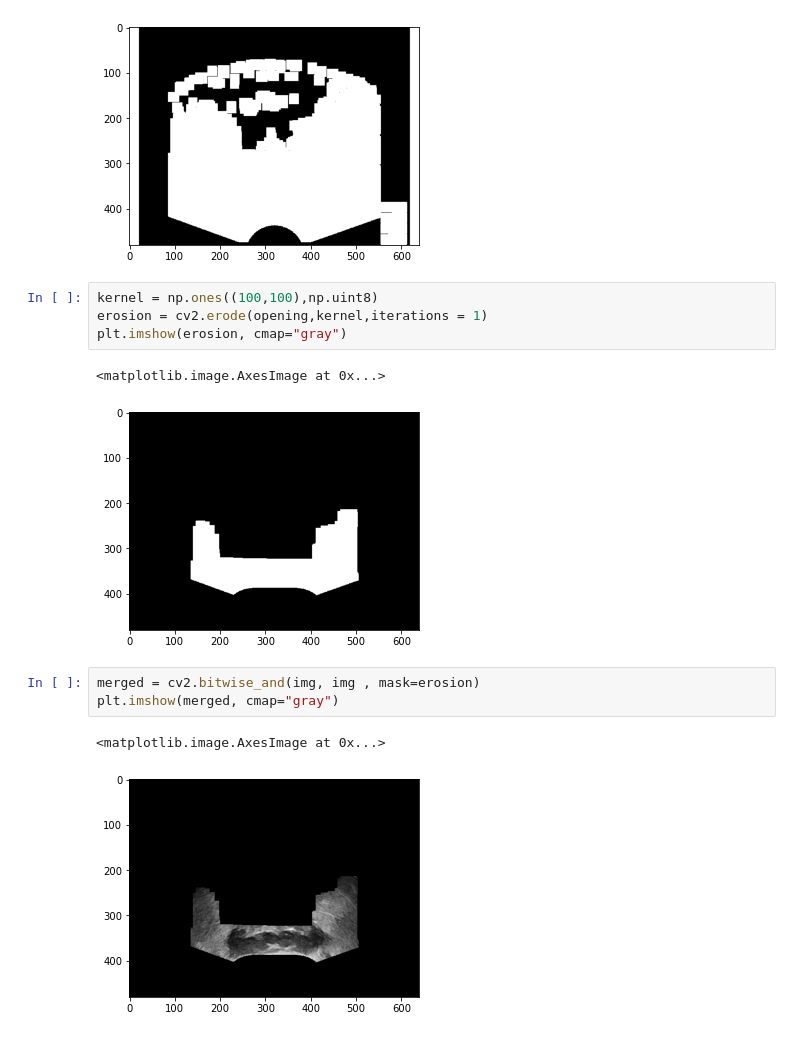
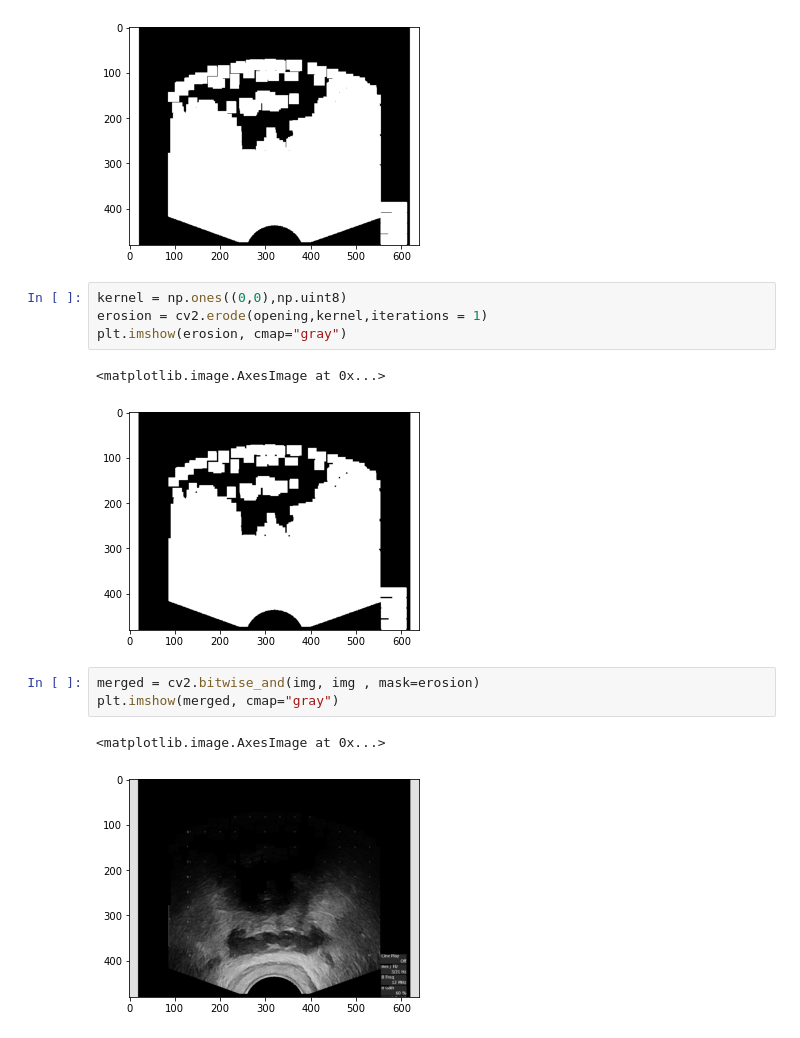
Before and after one commit to farisassir/Ultarasound_OpenCV, a Jupyter notebook: ultrasound.ipynb, the cells around one changed output. Cells and saved outputs as stored; diff of their text form.

```diff
--- a/ultrasound.ipynb
+++ b/ultrasound.ipynb
@@ -22,15 +22,15 @@ plt.imshow(opening, cmap="gray")
 <matplotlib.image.AxesImage at 0x...>
 [figure]
 # %%
-kernel = np.ones((100,100),np.uint8)
+kernel = np.ones((0,0),np.uint8)
 erosion = cv2.erode(opening,kernel,iterations = 1)
 plt.imshow(erosion, cmap="gray")
 # %% [output]
 <matplotlib.image.AxesImage at 0x...>
-[figure, old version]
+[figure, new version]
 # %%
 merged = cv2.bitwise_and(img, img , mask=erosion)
 plt.imshow(merged, cmap="gray")
 # %% [output]
 <matplotlib.image.AxesImage at 0x...>
-[figure, old version]
+[figure, new version]
```
